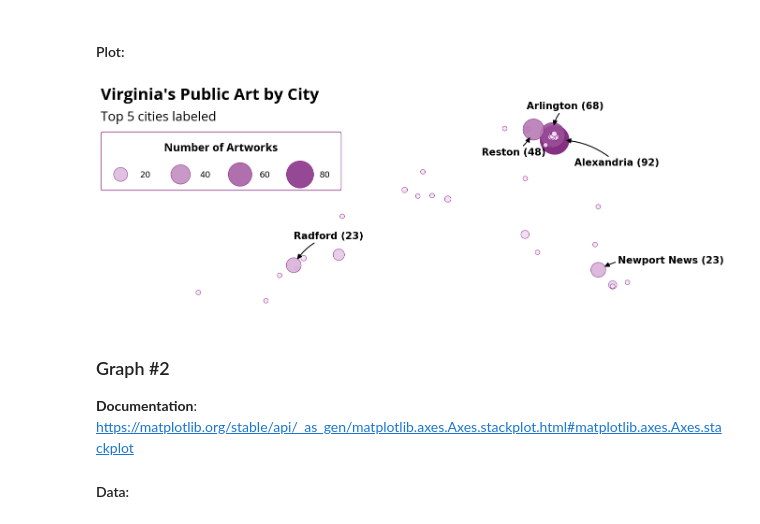
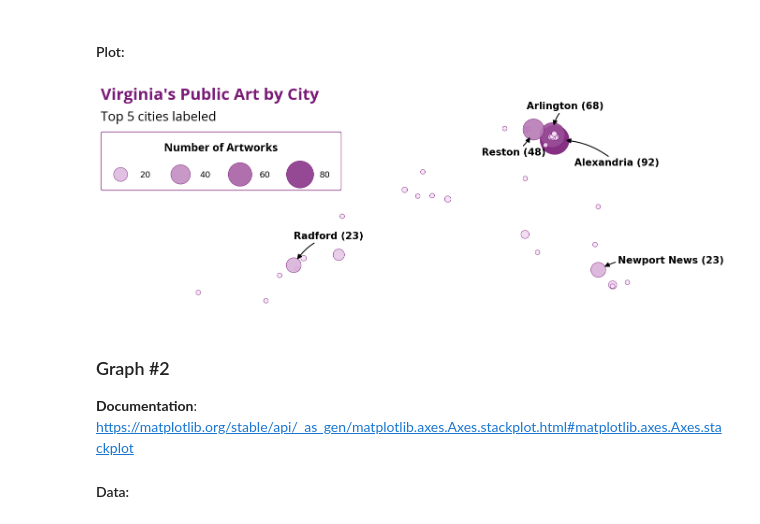
Before and after one commit to kenzkleczynski/Public-Art-Archive, a Jupyter notebook: Notebooks/Exploring_Data.ipynb, the cells around one changed output. Saved outputs shown, nothing was run; the diff lists cells and outputs as text; code cells hidden in the pictures.

```diff
--- a/Notebooks/Exploring_Data.ipynb
+++ b/Notebooks/Exploring_Data.ipynb
@@ -134,9 +134,9 @@ sns.scatterplot(
 #Set equal aspect ratio so map isn't distorted
 ax.set_aspect('equal', adjustable='box')
 
-#Create Labels in spesfic locations
+#Create titles in spesfic locations
 fig.text(0, 0.75, "Virginia's Public Art by City",
-         ha='left', **PAA_TEXT_STYLES['title'])
+         ha='left', **PAA_TEXT_STYLES['title'], color=PAA_COLORS['purple'])
 fig.text(0, 0.7, 'Top 5 cities labeled',
          ha='left', **PAA_TEXT_STYLES['subtitle'])
 
@@ -175,34 +175,34 @@ offsets = {
 for idx, row in top_5_cities.iterrows():
     offset = offsets.get(row['city'])
     shrink_amount = 8 + (row['num_artworks'] / 10) # pulls back the arrow head based on num of art
 
     ax.annotate(
         f"{row['city']} ({row['num_artworks']})",# Text thats shown
         xy=(row['longitude'], row['latitude']), # where the arrow points to or the actual dot on the map
         xytext=offset, #where the text is set from the offset from the point
         textcoords='offset points',  # tells matplotlib how to interpret xytext not the coordinates
         fontsize=15,
         fontweight='bold',
         color=PAA_COLORS['black'],
         arrowprops=dict( #arrow customizations
             arrowstyle='-|>',
             color=PAA_COLORS['black'],
             linewidth=1.5,
             connectionstyle='arc3,rad=0.2', # slight curve (0 = straight)
             shrinkB=shrink_amount # pulls back arrow head from center of the dot
         )
     )
 
 # get rid of cut off on the top
 xlim = ax.get_xlim()
 ylim = ax.get_ylim()
 ax.set_ylim(ylim[0], ylim[1] + 0.2)  # adds 0.2 degrees latitude to top
 
 plt.savefig('visualizations/graph_1.svg', bbox_inches='tight')
 
 plt.show()
 # %% [output]
-[figure, old version]
+[figure, new version]
 # %% [markdown]
 ### Graph #2
 
```
Also changed, not shown: parts of 2 cells of this notebook, 5 other files.
